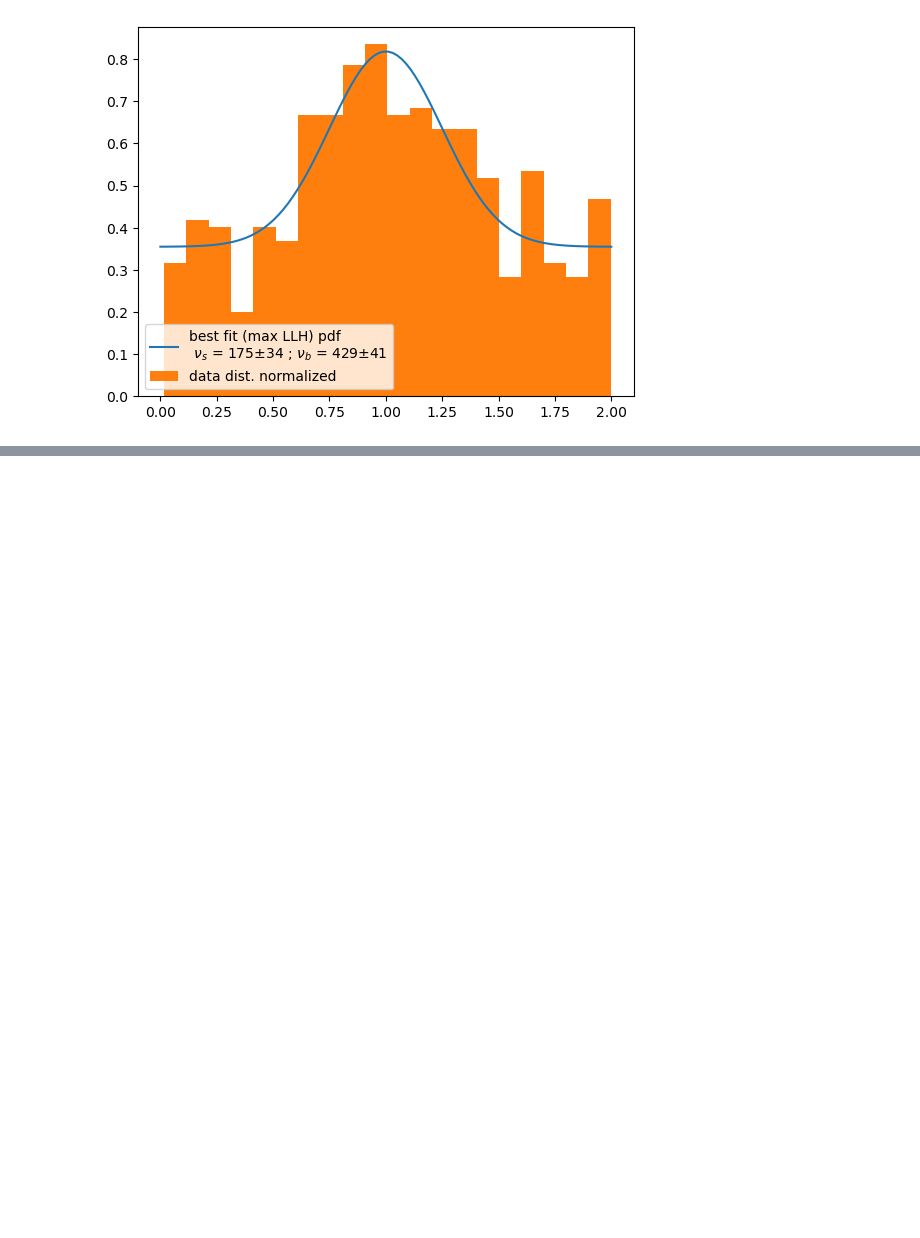
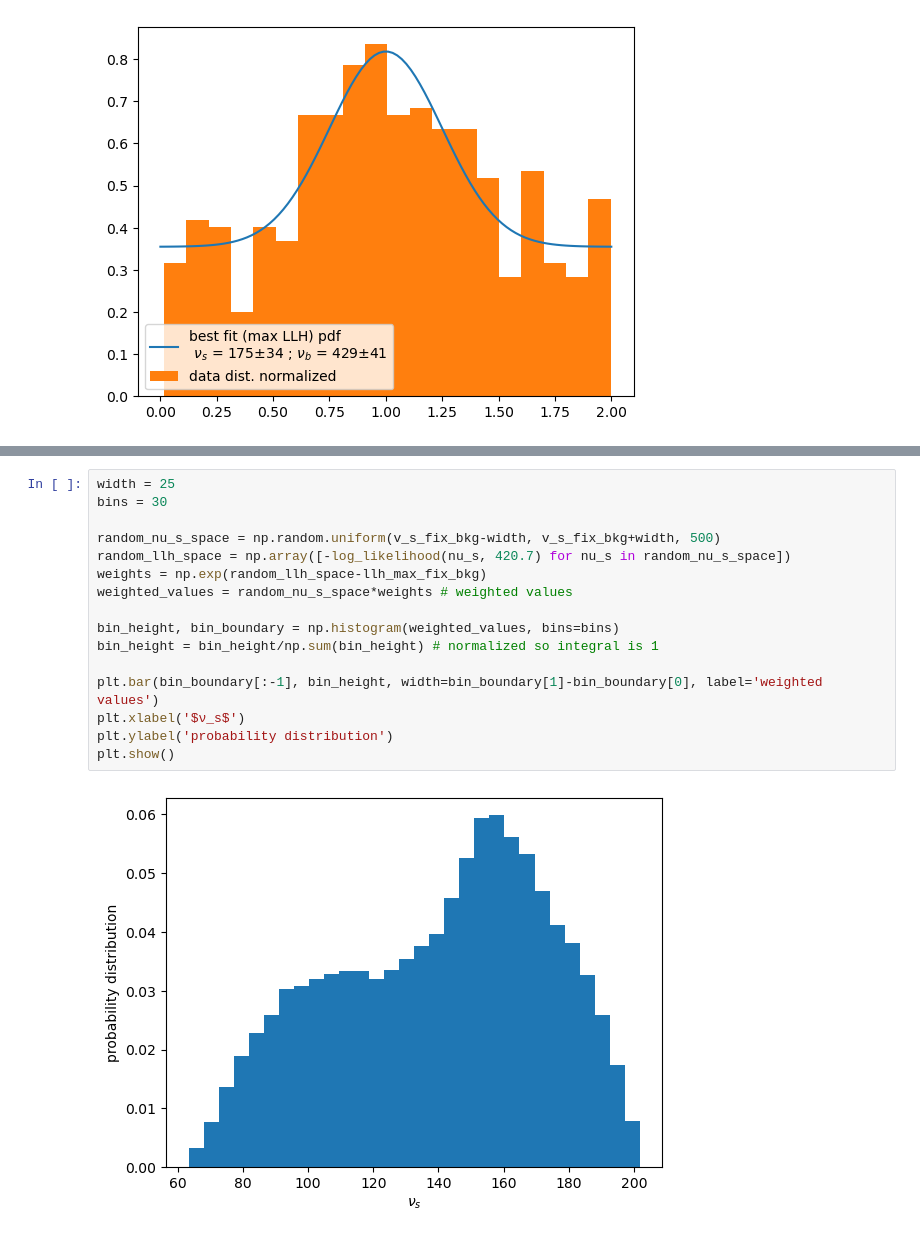
Before and after one commit to aotownsend/StatMethods2022, a Jupyter notebook: submissions/week9/annanay_week9.ipynb, the cells around one changed output, grey strips where cells are left out. Saved outputs shown, nothing was run; the diff lists cells and outputs as text; blank space fills up the shorter version.

```diff
--- a/submissions/week9/annanay_week9.ipynb
+++ b/submissions/week9/annanay_week9.ipynb
@@ -129,0 +143,18 @@ m.migrad()
+# %%
+width = 25
+bins = 30
+
+random_nu_s_space = np.random.uniform(v_s_fix_bkg-width, v_s_fix_bkg+width, 500)
+random_llh_space = np.array([-log_likelihood(nu_s, 420.7) for nu_s in random_nu_s_space])
+weights = np.exp(random_llh_space-llh_max_fix_bkg)
+weighted_values = random_nu_s_space*weights # weighted values
+
+bin_height, bin_boundary = np.histogram(weighted_values, bins=bins)
+bin_height = bin_height/np.sum(bin_height) # normalized so integral is 1
+
+plt.bar(bin_boundary[:-1], bin_height, width=bin_boundary[1]-bin_boundary[0], label='weighted values')
+plt.xlabel('$ν_s$')
+plt.ylabel('probability distribution')
+plt.show()
+# %% [output]
+[figure, added]
```
Also changed, not shown: parts of 4 cells of this notebook.
